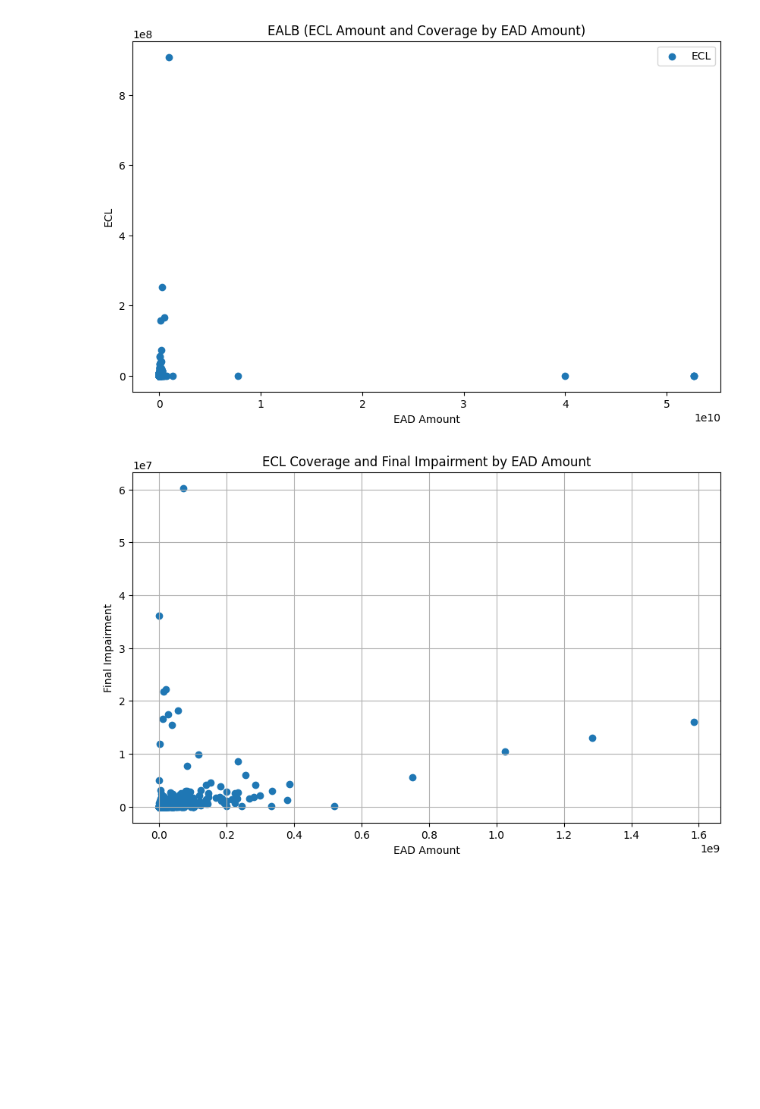
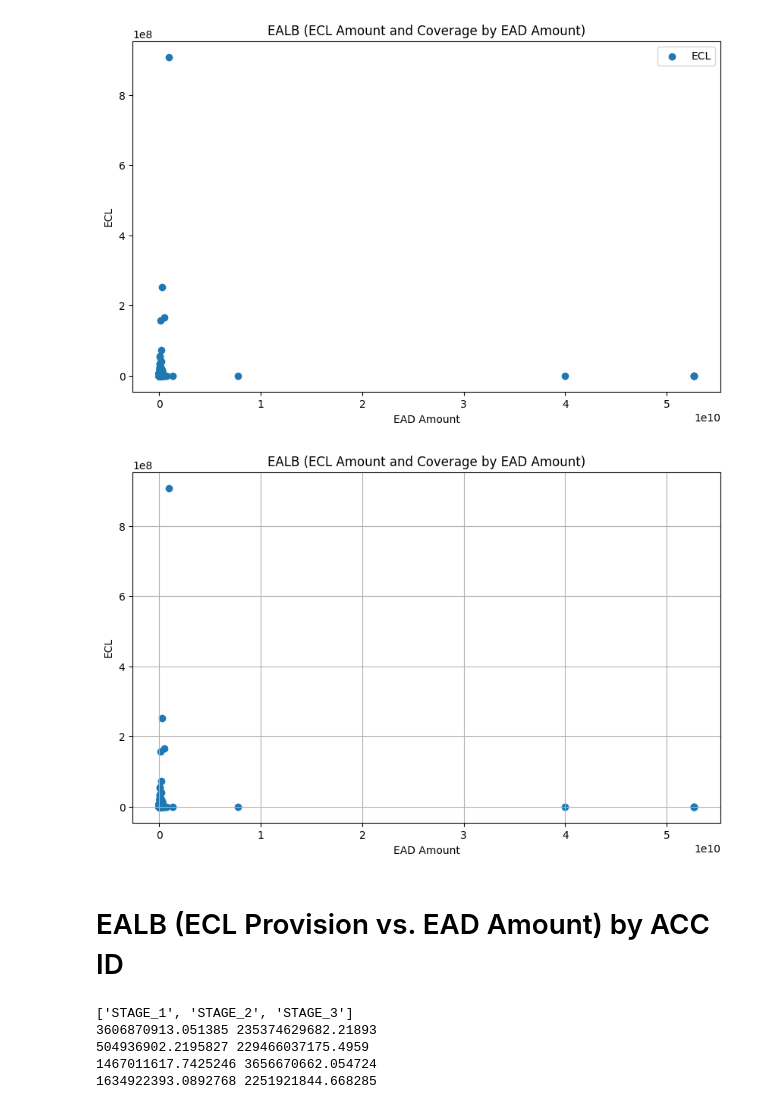
Before and after one commit to alisamirs/AuditMaster, a Jupyter notebook: EALB ECL.ipynb, the cells around one changed output. Saved outputs shown, nothing was run; the diff lists cells and outputs as text; code cells hidden in the pictures; blank space fills up the shorter version.

Commit message:
Plots by account number and stages

```diff
--- a/EALB ECL.ipynb
+++ b/EALB ECL.ipynb
@@ -134,6 +136,19 @@ plt.legend()
 plt.show()
 # %% [output]
 [figure]
+# %%
+plt.figure(figsize=(10, 6))  # Adjust figure size as needed
+plt.scatter(df["Current Exposure"], df["ECL final after all edit"])
+plt.title("EALB (ECL Amount and Coverage by EAD Amount)")
+plt.xlabel("EAD Amount")
+plt.ylabel("ECL")
+plt.grid(True)  # Add grid lines (optional)
+#plt.savefig("matplotlib_plot.png")  # Save as a PNG image
+plt.show() #show the plot in the notebook.
+# %% [output]
+[figure, added]
+# %% [markdown]
+# EALB (ECL Provision vs. EAD Amount) by ACC ID
 # %%
 import plotly.graph_objects as go
 import nbformat
@@ -153,13 +169,2 @@ fig.write_html("plotly_plot.html")
 
 fig.show()
-# %%
-plt.figure(figsize=(10, 6))  # Adjust figure size as needed
-plt.scatter(df["EAD Amount"], df["Final Impairment"])
-plt.title("ECL Coverage and Final Impairment by EAD Amount")
-plt.xlabel("EAD Amount")
-plt.ylabel("Final Impairment")
-plt.grid(True)  # Add grid lines (optional)
-#plt.savefig("matplotlib_plot.png")  # Save as a PNG image
-plt.show() #show the plot in the notebook.
-# %% [output]
-[figure, removed]
@@ -165,0 +189,28 @@ plt.show() #show the plot in the notebook.
+# %%
+stages = sorted(df['Stage'].unique())  # Get unique stage values
+print(stages)
+
+asw0 = np.sum(df["ECL final after all edit"])
+as0 =np.sum(df["Current Exposure"])
+print(asw0, as0)
+
+df1=df[df['Stage'] == "STAGE_1"]
+asw1 = np.sum(df1["ECL final after all edit"])
+as1 =np.sum(df1["Current Exposure"])
+print(asw1, as1)
+
+df2=df[df['Stage'] == "STAGE_2"]
+asw2 = np.sum(df2["ECL final after all edit"])
+as2 =np.sum(df2["Current Exposure"])
+print(asw2, as2)
+
+df3=df[df['Stage'] == "STAGE_3"]
+asw3 = np.sum(df3["ECL final after all edit"])
+as3 =np.sum(df3["Current Exposure"])
+print(asw3, as3)
+# %% [output]
+['STAGE_1', 'STAGE_2', 'STAGE_3']
+3606870913.051385 235374629682.21893
+504936902.2195827 229466037175.4959
+1467011617.7425246 3656670662.054724
+1634922393.0892768 2251921844.668285
```
Also changed, not shown: parts of 8 cells of this notebook, 7 other files.
